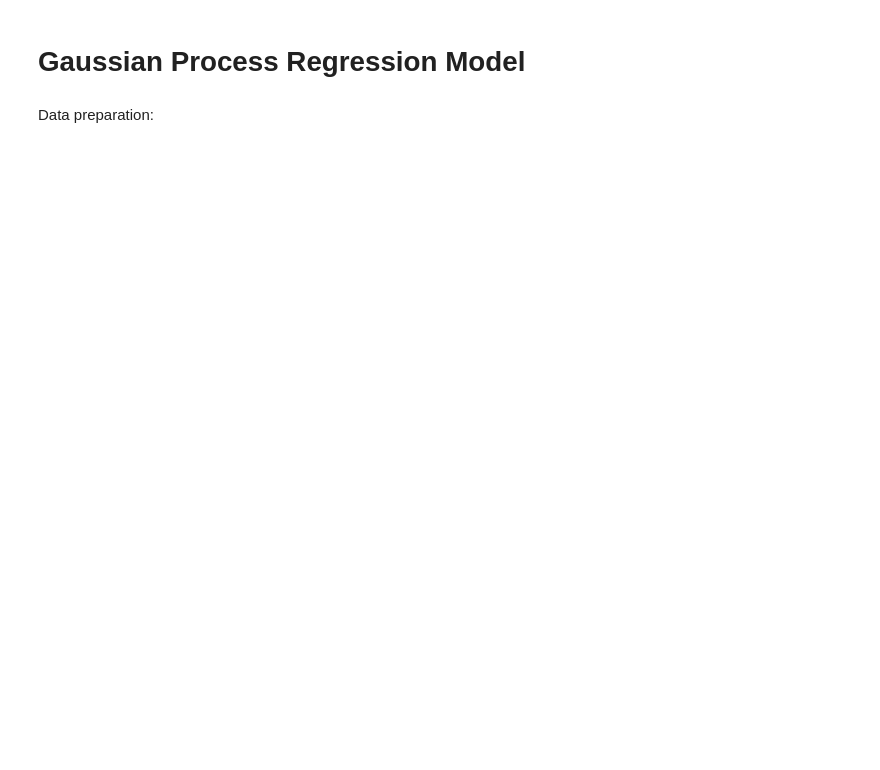
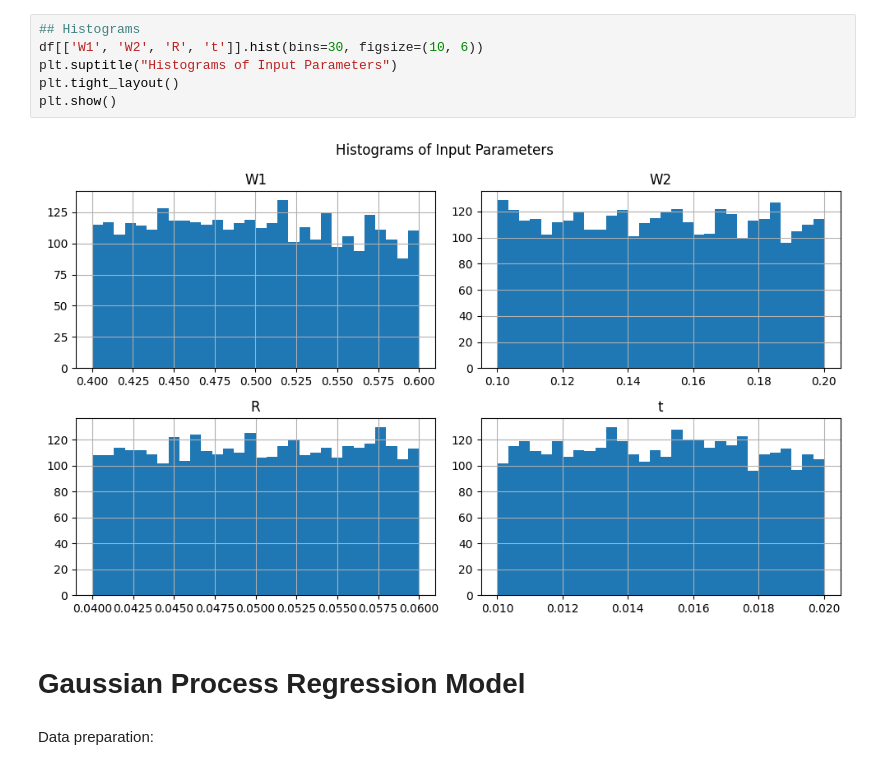
Before and after one commit to hug0kopter/MECH0107, a Jupyter notebook: CW2/Post Processing/CW_2.ipynb, the cells around one changed output. Drawn from its saved outputs; the diff is of its cells as text; blank space fills up the shorter version.

```diff
--- a/CW2/Post Processing/CW_2.ipynb
+++ b/CW2/Post Processing/CW_2.ipynb
@@ -89,3 +107,11 @@ runtime: chi2 = 24618.87, p = 0.000
+# %%
+## Histograms
+df[['W1', 'W2', 'R', 't']].hist(bins=30, figsize=(10, 6))
+plt.suptitle("Histograms of Input Parameters")
+plt.tight_layout()
+plt.show()
+# %% [output]
+[figure, added]
 # %% [markdown]
 # Gaussian Process Regression Model
 # %% [markdown]
```
Also changed, not shown: parts of 18 cells of this notebook, 10 other files.
